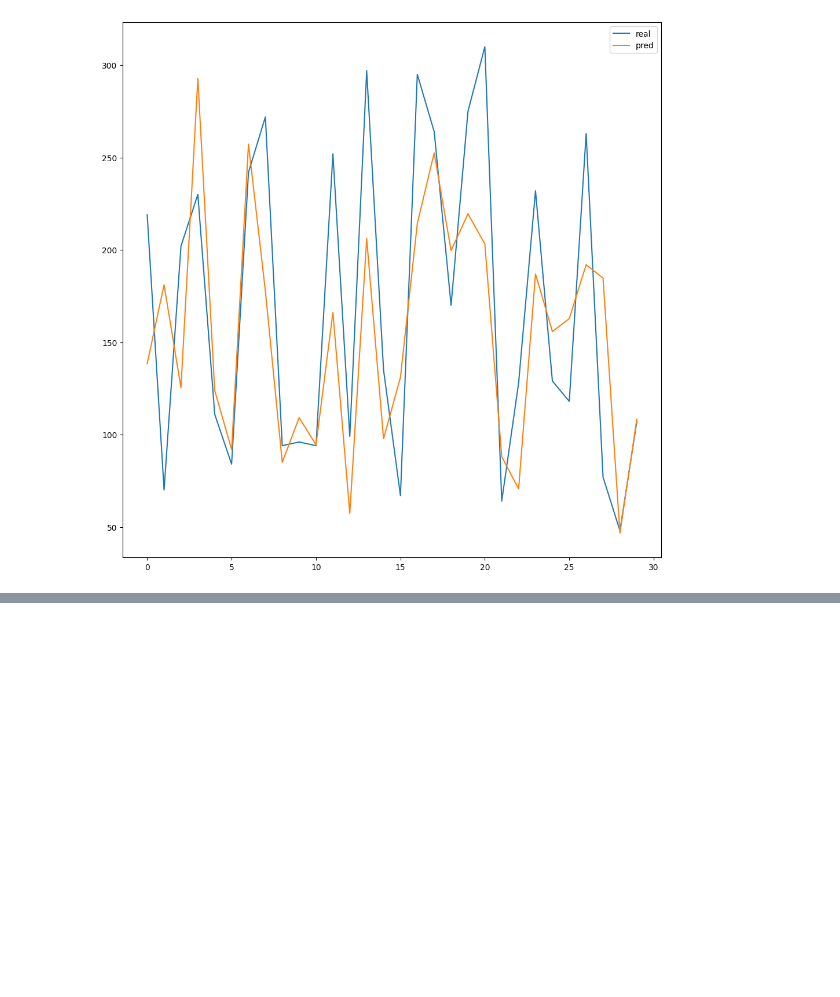
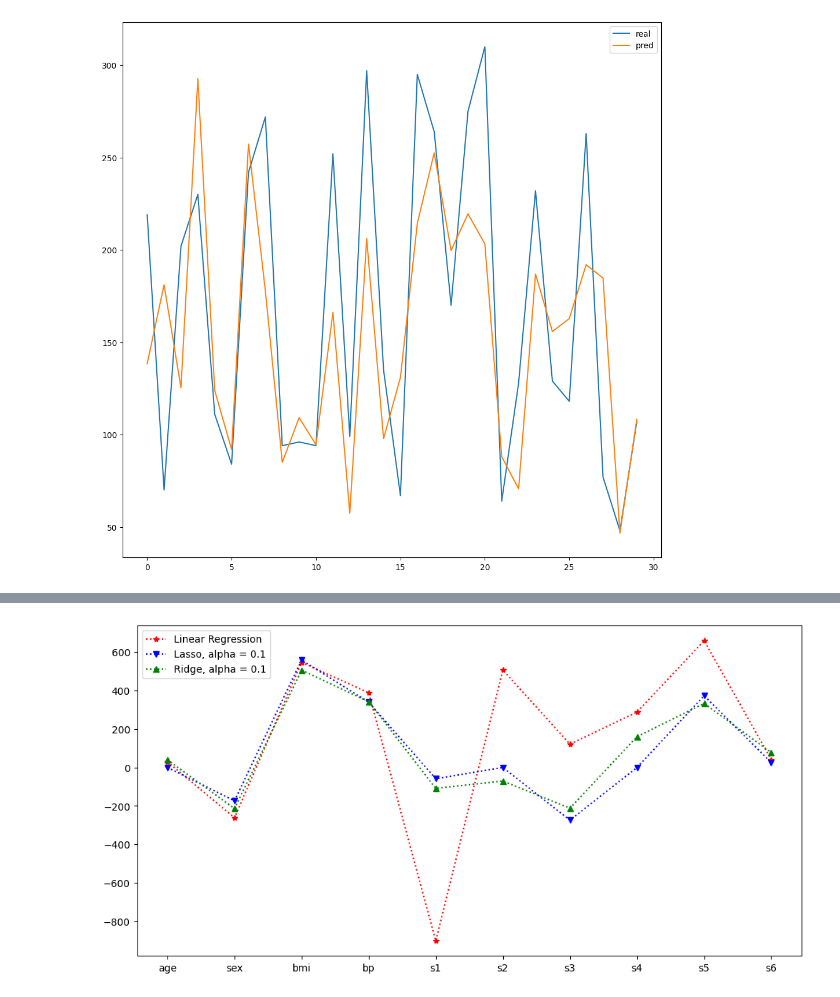
Before and after one commit to JoseJesusLaCasaNieto/Mastermind, a Jupyter notebook: Machine_Learning_I_Regression/Projects/Linear_Regression_Project.ipynb, the cells around one changed output, grey strips where cells are left out. Cells and saved outputs as stored; diff of their text form; code cells hidden in the pictures; blank space fills up the shorter version.

```diff
--- a/Machine_Learning_I_Regression/Projects/Linear_Regression_Project.ipynb
+++ b/Machine_Learning_I_Regression/Projects/Linear_Regression_Project.ipynb
@@ -452,0 +685,11 @@ results.drop('residual', axis=1)[:30].plot(figsize=(12, 12))
+# %%
+plt.figure(figsize=(12, 6))
+
+plt.plot(diabetes.feature_names, linreg_coef, linestyle='dotted', marker='*', color='red', label='Linear Regression')
+plt.plot(diabetes.feature_names, lasso_coef, linestyle='dotted', marker='v', color='blue', label=f'Lasso, alpha = {lasso.alpha}')
+plt.plot(diabetes.feature_names, ridge_coef, linestyle='dotted', marker='^', color='green', label=f'Ridge, alpha = {ridge.alpha}')
+
+plt.legend(loc='best')
+plt.show()
+# %% [output]
+[figure, added]
```
Also changed, not shown: parts of 49 cells of this notebook.
